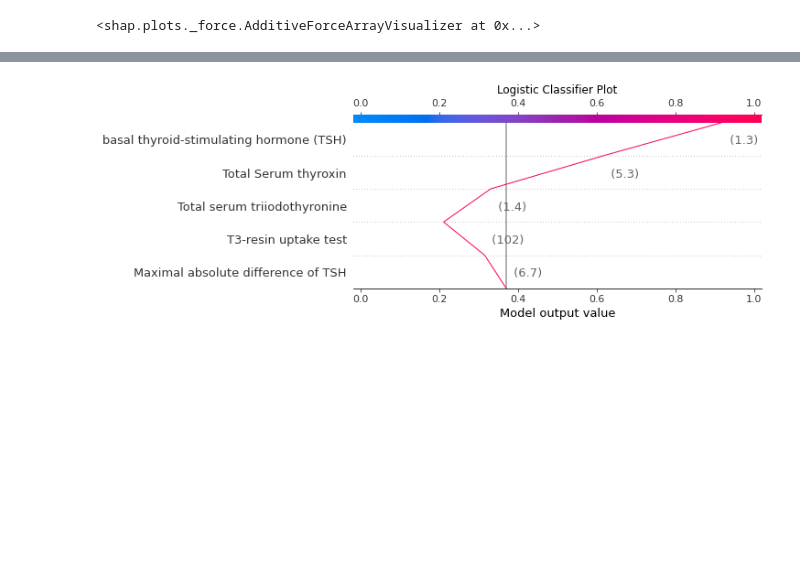
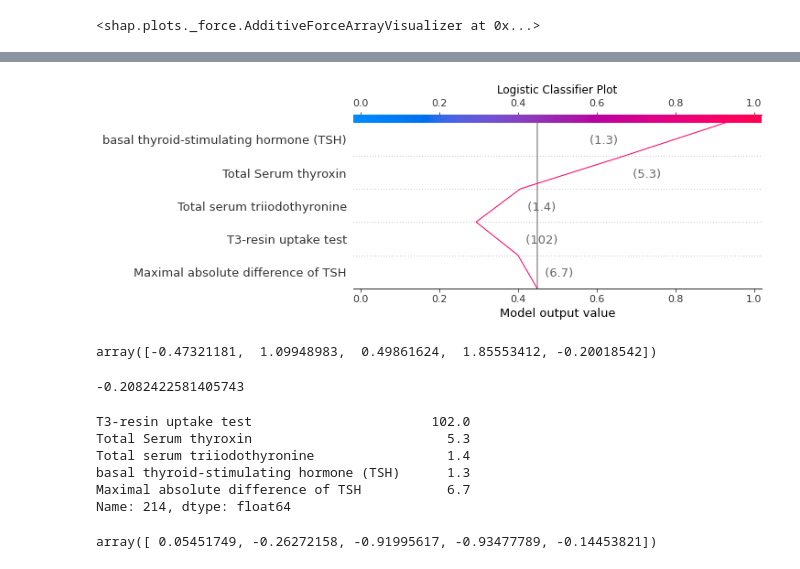
Before and after one commit to GyanendraChaubey/Explainable-AI-Explaining-Black-box-of-Machine-Learning-Models-in-Thyroid-Disease-Prediction, a Jupyter notebook: XAI_ThyroidDiseasePrediction_LogisticRegression.ipynb, the cells around one changed output, grey strips where cells are left out. Drawn from its saved outputs; the diff is of its cells as text; code cells hidden in the pictures; blank space fills up the shorter version.

```diff
--- a/XAI_ThyroidDiseasePrediction_LogisticRegression.ipynb
+++ b/XAI_ThyroidDiseasePrediction_LogisticRegression.ipynb
@@ -238,5 +280,26 @@ shap.force_plot(explainer.expected_value, shap_values[0,:], x.iloc[0,:])
 # %%
 # Generate Decision plot
-shap.decision_plot(expected_value, shap_values[214],link='logit' ,features=x.loc[214,:], feature_names=(x.columns.tolist()),show=True,title="Logistic Classifier Plot")
+shap.decision_plot(expected_value, shap_values[214], link='logit',features=x.iloc[214,:], feature_names=(x.columns.tolist()),show=True,title="Logistic Classifier Plot")
 # %% [output]
-[figure, old version]
+[figure, new version]
+# %%
+shap_values[214]
+# %% [output]
+array([-0.47321181,  1.09948983,  0.49861624,  1.85553412, -0.20018542])
+# %%
+expected_value
+# %% [output]
+-0.2082422581405743
+# %%
+x.iloc[214]
+# %% [output]
+T3-resin uptake test                       102.0
+Total Serum thyroxin                         5.3
+Total serum triiodothyronine                 1.4
+basal thyroid-stimulating hormone (TSH)      1.3
+Maximal absolute difference of TSH           6.7
+Name: 214, dtype: float64
+# %%
+model.coef_[0]
+# %% [output]
+array([ 0.05451749, -0.26272158, -0.91995617, -0.93477789, -0.14453821])
```
Also changed, not shown: parts of 30 cells of this notebook.
